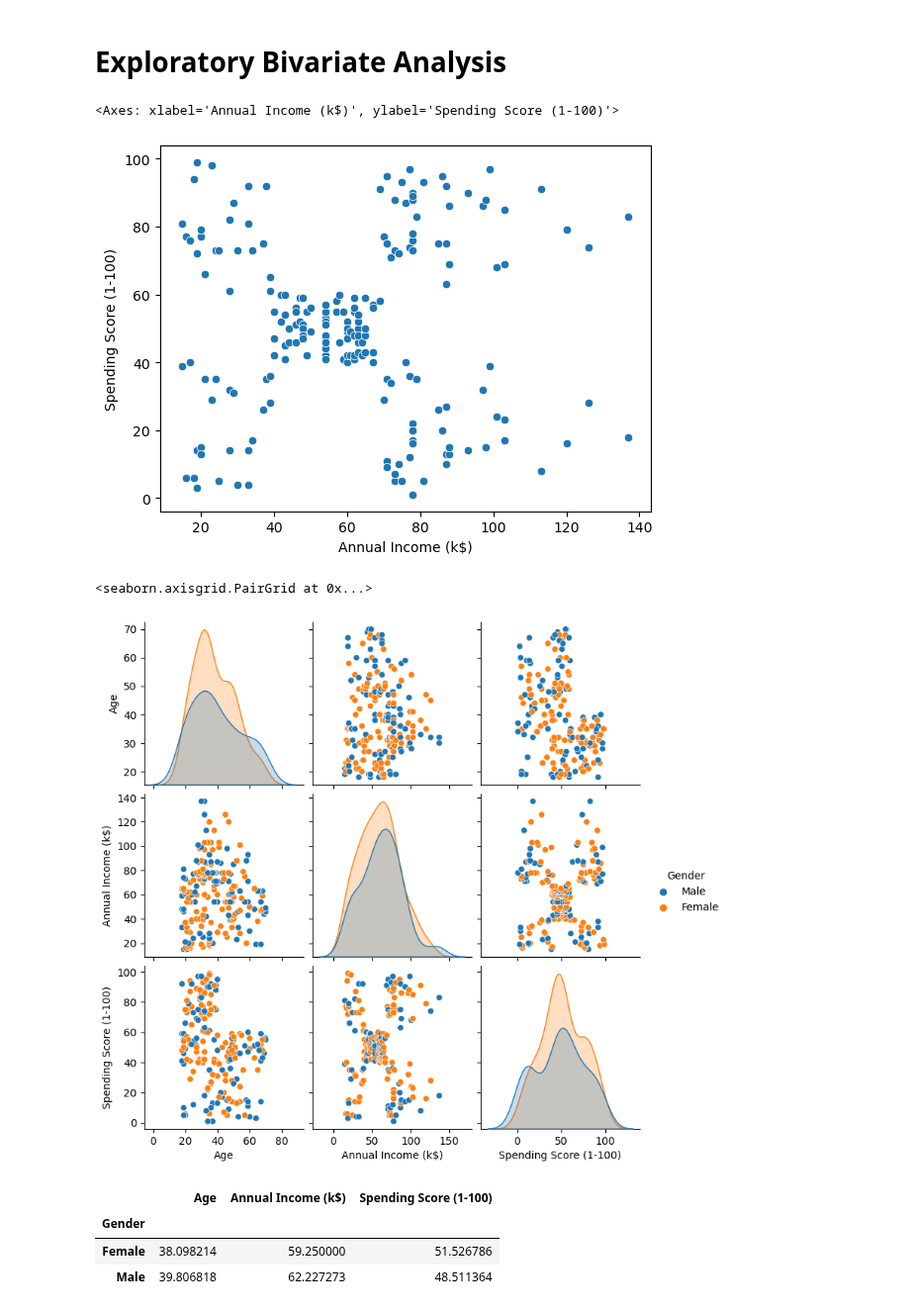
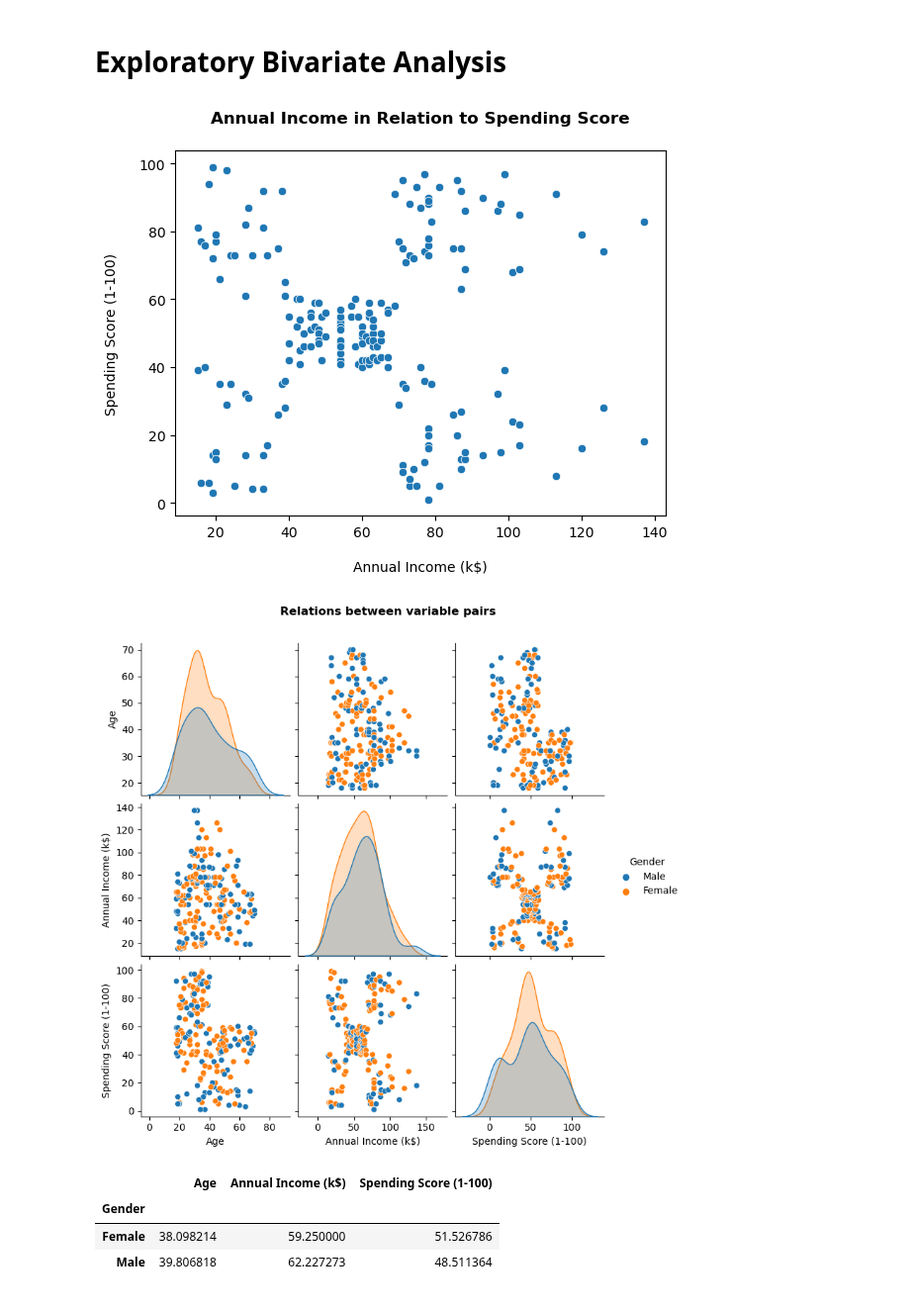
Before and after one commit to ErikBusk/MallCustomerSegmentation, a Jupyter notebook: Customer segmentation.ipynb, the cells around one changed output. Shown at 99% size. Drawn from its saved outputs; the diff is of its cells as text; code cells hidden in the pictures.

```diff
--- a/Customer segmentation.ipynb
+++ b/Customer segmentation.ipynb
@@ -96,16 +100,26 @@ Name: proportion, dtype: float64
 # %%
 # Create scatterplot of Annual income in relation to spending score
 sns.scatterplot(data=df, x='Annual Income (k$)', y='Spending Score (1-100)')
+
+plt.title('Annual Income in Relation to Spending Score', fontweight='bold', pad=20)
+plt.xlabel('Annual Income (k$)', labelpad=15)
+plt.ylabel('Spending Score (1-100)', labelpad=15)
+
+plt.savefig('Images/spending_score_annual_income_scatter.png', dpi=300, bbox_inches='tight')
+plt.show()
 # %% [output]
-<Axes: xlabel='Annual Income (k$)', ylabel='Spending Score (1-100)'>
-[figure, old version]
+[figure, new version]
 # %%
 # Plot the different pair relations of the columns (not including CustomerID)
 df=df.drop('CustomerID', axis=1)
-sns.pairplot(df, hue = 'Gender')
+g = sns.pairplot(df, hue='Gender')
+
+g.fig.suptitle('Relations between variable pairs', fontweight='bold', y=1.05)
+
+g.savefig('Images/relations_between_variable_pairs.png', dpi=300, bbox_inches='tight')
+plt.show()
 # %% [output]
-<seaborn.axisgrid.PairGrid at 0x...>
-[figure, old version]
+[figure, new version]
 # %%
 # Calculate means for each gender
 df.groupby(['Gender'])[['Age', 'Annual Income (k$)', 'Spending Score (1-100)']].mean()
```
Also changed, not shown: parts of 20 cells of this notebook, 14 other files.
